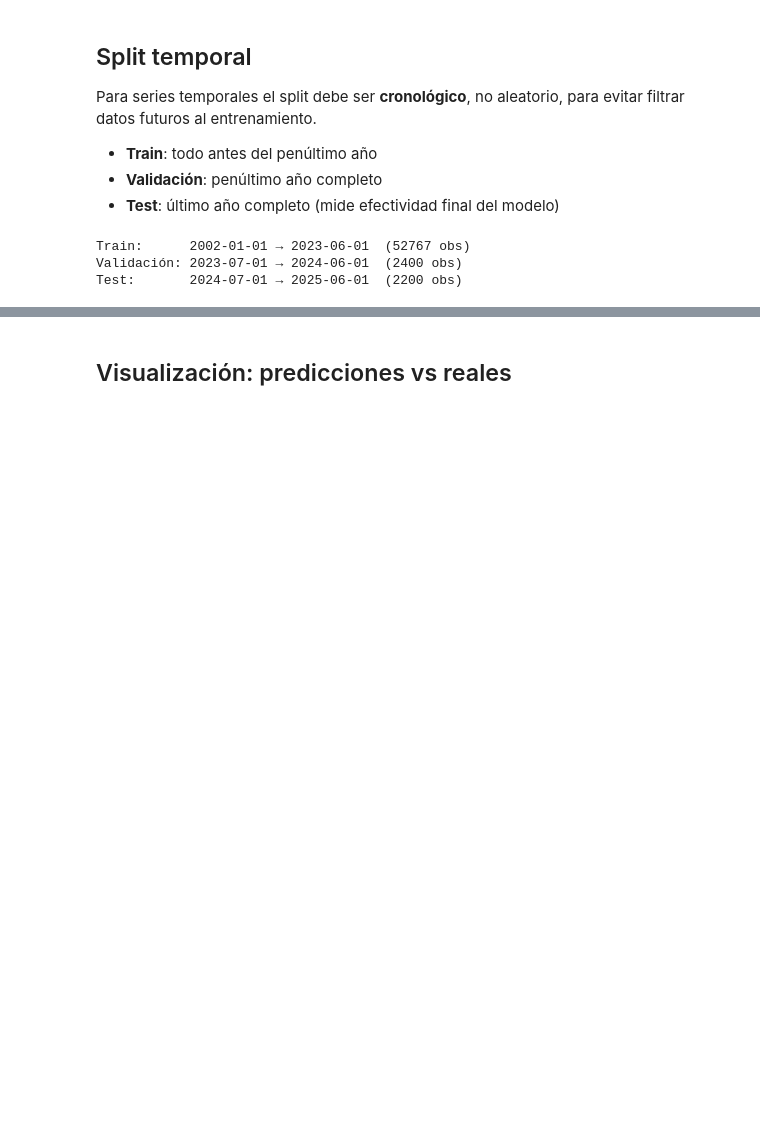
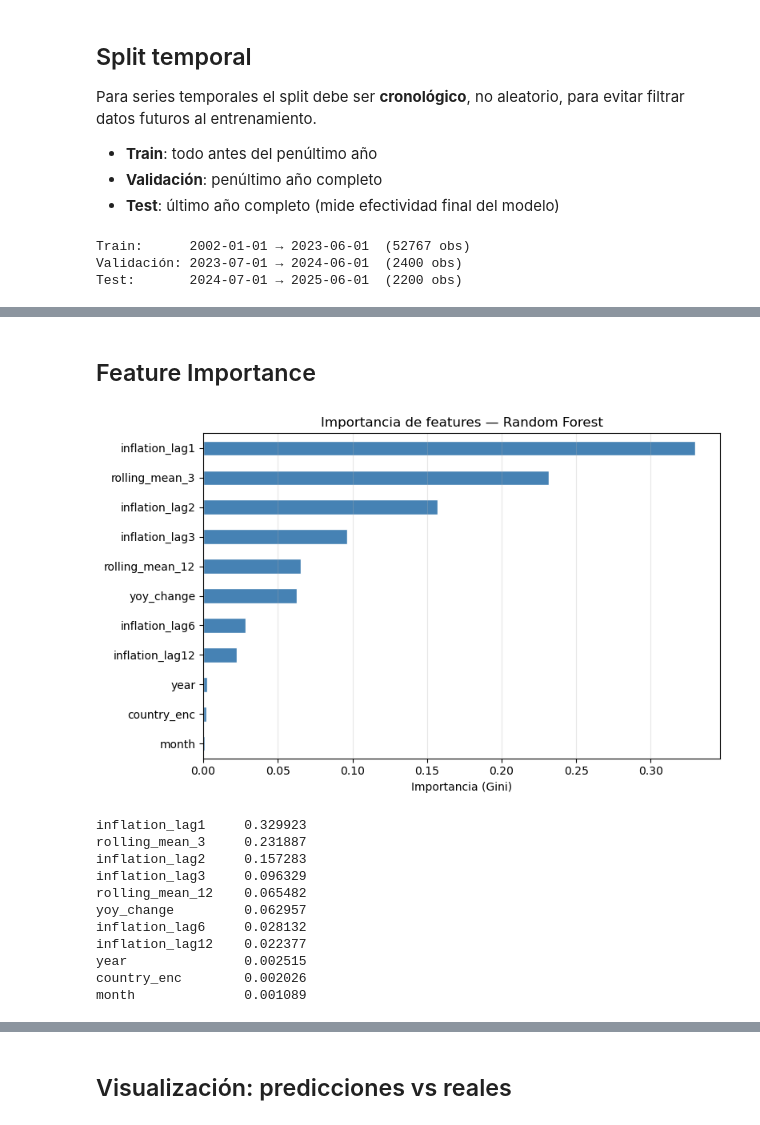
Before and after one commit to nataliacampiglia/mlp-obligatorio, a Jupyter notebook: model-building/food_inflation_model.ipynb, the cells around one changed output, grey strips where cells are left out. Saved outputs shown, nothing was run; the diff lists cells and outputs as text; code cells hidden in the pictures; blank space fills up the shorter version.

```diff
--- a/model-building/food_inflation_model.ipynb
+++ b/model-building/food_inflation_model.ipynb
@@ -287,0 +274,27 @@ Accuracy (±5pp):       0.9577
+# %% [markdown]
+## Feature Importance
+# %%
+importances = pd.Series(model.feature_importances_, index=FEATURE_COLS).sort_values()
+
+fig, ax = plt.subplots(figsize=(8, 5))
+importances.plot(kind="barh", ax=ax, color="steelblue", edgecolor="white")
+ax.set_title("Importancia de features — Random Forest")
+ax.set_xlabel("Importancia (Gini)")
+ax.grid(True, axis="x", alpha=0.3)
+plt.tight_layout()
+wandb.log({"charts/feature_importance": wandb.Image(plt)})
+plt.show()
+print(importances.sort_values(ascending=False).to_string())
+# %% [output]
+[figure, added]
+inflation_lag1     0.329923
+rolling_mean_3     0.231887
+inflation_lag2     0.157283
+inflation_lag3     0.096329
+rolling_mean_12    0.065482
+yoy_change         0.062957
+inflation_lag6     0.028132
+inflation_lag12    0.022377
+year               0.002515
+country_enc        0.002026
+month              0.001089
```
Also changed, not shown: parts of 11 cells of this notebook, 1 other file.
